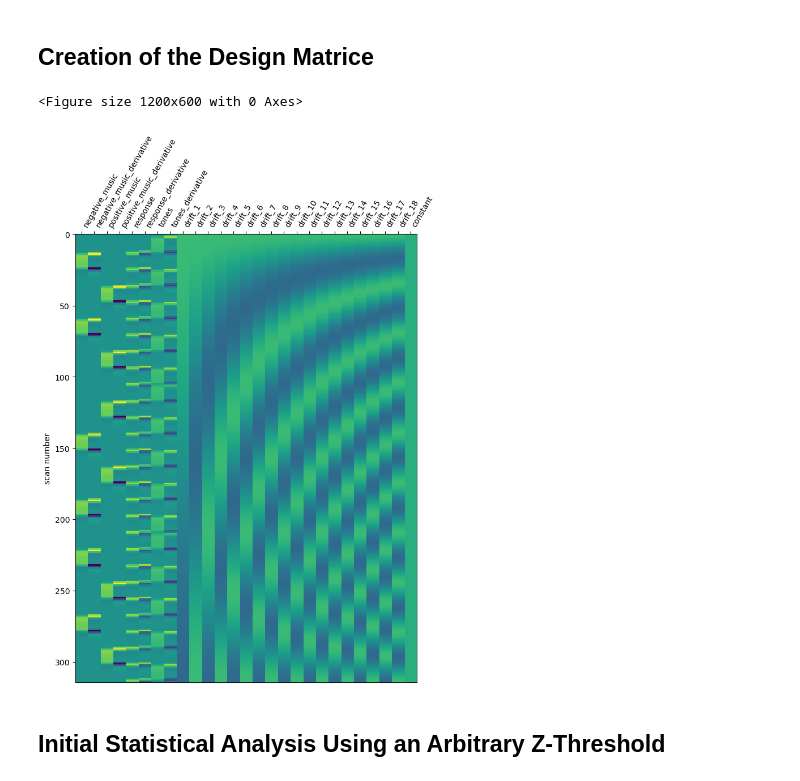
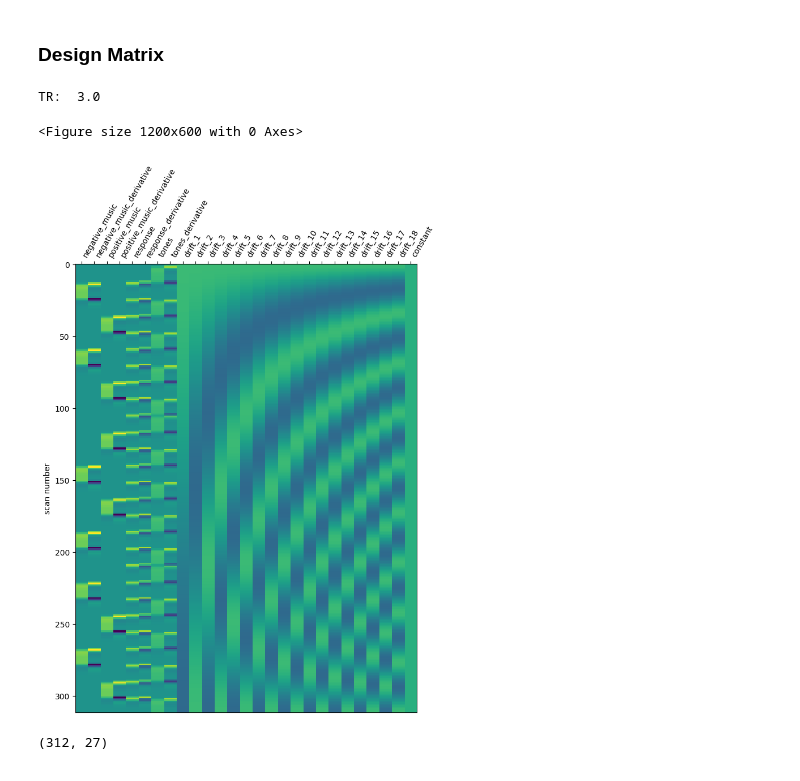
Before and after one commit to oskarboesch/nssp_miniproj_1, a Jupyter notebook: notebooks/glm_analysis.ipynb, the cells around one changed output. Saved outputs shown, nothing was run; the diff lists cells and outputs as text; code cells hidden in the pictures.

```diff
--- a/notebooks/glm_analysis.ipynb
+++ b/notebooks/glm_analysis.ipynb
@@ -14,2 +0,0 @@ from brain_regions import find_brain_regions
-# %% [markdown]
-## Creation of the Design Matrice
@@ -16,41 +11,57 @@ from brain_regions import find_brain_regions
+# %% [markdown]
+### Design Matrix
 # %%
-# Define paths
-base_dir = os.path.join("..","data","raw", "sub-control01")
-preprocess_dir = os.path.join("..", "data", "preprocessed", "sub-control01")
-figures_dir = os.path.join("..", "results", "figures", "glm")
-glm_result_dir = os.path.join("..", "results", "glm")
+# Define paths relative to the src folder
+base_dir = os.path.join("..", "data", "raw","sub-control01")  # Navigate up one directory and then into data
+preprocess_dir = os.path.join( "..","data", "preprocessed", "sub-control01")  # Preprocess folder
+figures_dir = os.path.join("..", "results", "figures", "glm")  # Figures folder
+results_dir = os.path.join("..", "results", "glm")
 
 # Load the event files for each run
 events = [
     pd.read_csv(os.path.join(base_dir, "func", "sub-control01_task-music_run-1_events.tsv"), sep="\t"),
     pd.read_csv(os.path.join(base_dir, "func", "sub-control01_task-music_run-2_events.tsv"), sep="\t"),
     pd.read_csv(os.path.join(base_dir, "func", "sub-control01_task-music_run-3_events.tsv"), sep="\t")
 ]
 
 # Load the functional image to extract TR and run durations
 img = nib.load(os.path.join(base_dir, "func", "sub-control01_task-music_run-1_bold.nii.gz"))
-img_to_fit = nib.load(os.path.join(preprocess_dir,"func", "preprocessed_data.nii.gz"))
-TR = img.header.get_zooms()[3].item()
+TR = img.header.get_zooms()[3]
+
+print("TR: ", TR)
 run_durations = [events[i]['onset'].iloc[-1] + events[i]['duration'].iloc[-1] for i in range(3)]
+
+
 
 # Adjust onsets based on cumulative duration of previous runs
 events[1]['onset'] += run_durations[0]
 events[2]['onset'] += run_durations[0] + run_durations[1]
 
 # Concatenate the events into a single DataFrame
 all_events = pd.concat(events, ignore_index=True)
+# Define the frame times for the entire concatenated session
+total_duration = sum(run_durations)
+frame_times = np.arange(0, total_duration, TR)
 
-# Perform the GLM analysis
-fmri_glm = FirstLevelModel(t_r=TR, hrf_model='spm + derivative', standardize=False)
-fmri_glm = fmri_glm.fit(img_to_fit, events=all_events)
-design_matrix = fmri_glm.design_matrices_[0]
+# Generate the design matrix
+design_matrix = make_first_level_design_matrix(
+    frame_times,
+    all_events,
+    hrf_model='spm + derivative'
+)
+
+# Save the design matrix as a CSV file
+design_matrix.to_csv(os.path.join(results_dir, "design_matrix.csv"), index=False)
 
 # Plot and save the design matrix
 plt.figure(figsize=(12, 6))
 plot_design_matrix(design_matrix)
-plt.savefig(os.path.join(figures_dir, "design_matrix_glm_analysis.png"))
+plt.savefig(os.path.join(figures_dir, "design_matrix.png"))
+plt.show()
+plt.close()  # Close the figure to free memory
+print(design_matrix.shape)
 # %% [output]
-<Figure size 1200x600 with 0 Axes>
+TR:  3.0
+<Figure size 1200x600 with 0 Axes>
-[figure, old version]
+[figure, new version]
+(312, 27)
-# %% [markdown]
-## Initial Statistical Analysis Using an Arbitrary Z-Threshold
```
Also changed, not shown: parts of 21 cells of this notebook, 12 other files.
